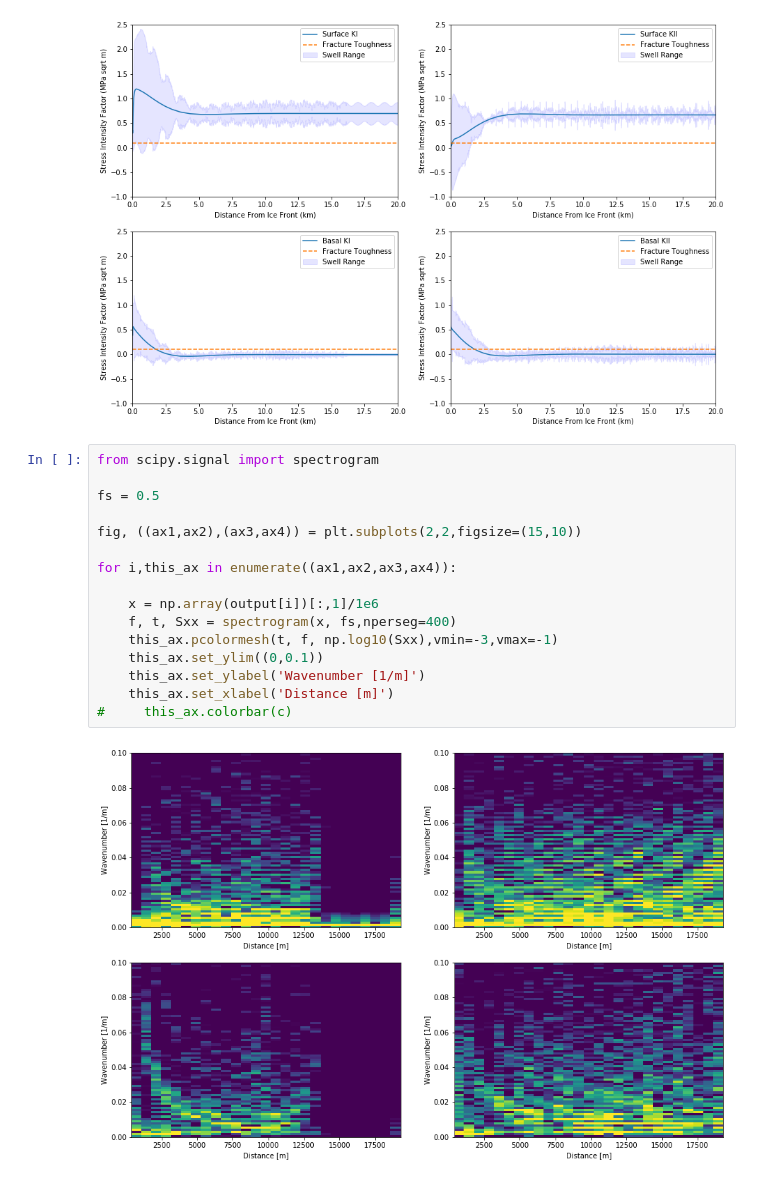
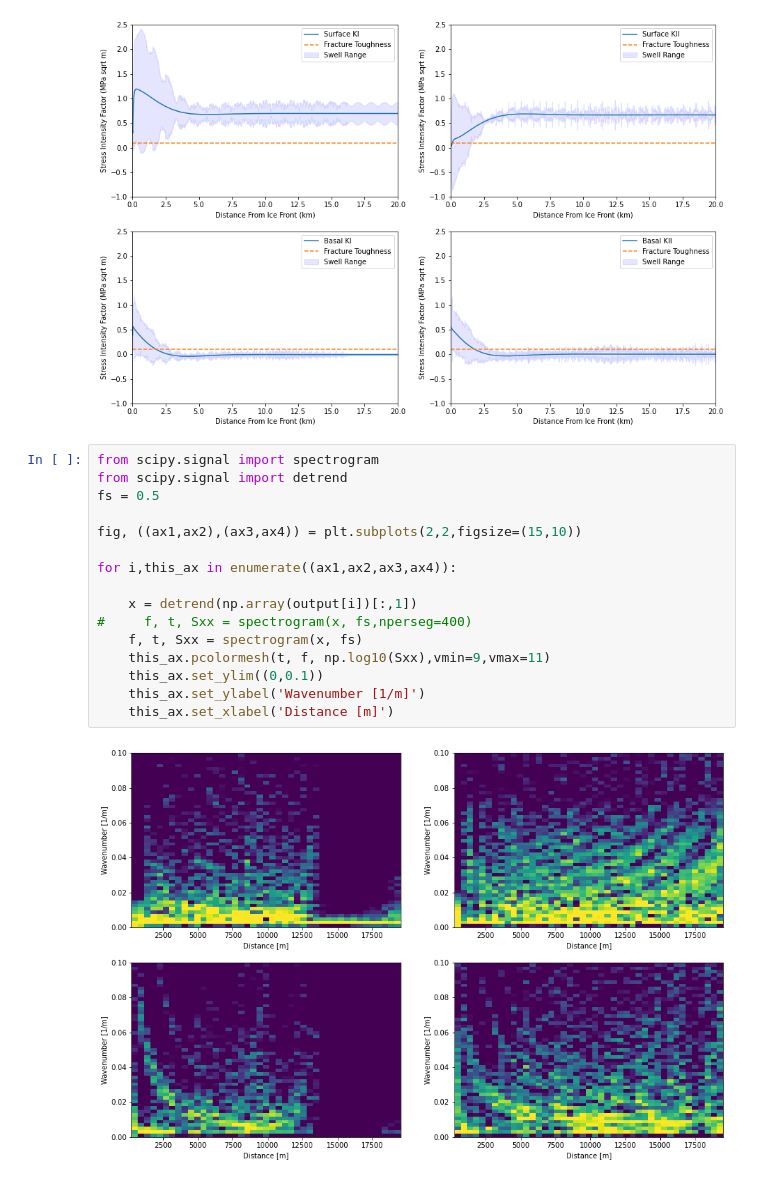
Before and after one commit to bradlipovsky/crevasserator, a Jupyter notebook: crevasse-model-parameter-space.ipynb, the cells around one changed output. Drawn from its saved outputs; the diff is of its cells as text.

```diff
--- a/crevasse-model-parameter-space.ipynb
+++ b/crevasse-model-parameter-space.ipynb
@@ -212,19 +212,19 @@ for i,this_ax in enumerate((ax1,ax2,ax3,ax4)):
 [figure]
 # %%
 from scipy.signal import spectrogram
-
+from scipy.signal import detrend
 fs = 0.5
 
 fig, ((ax1,ax2),(ax3,ax4)) = plt.subplots(2,2,figsize=(15,10))
 
 for i,this_ax in enumerate((ax1,ax2,ax3,ax4)):
 
-    x = np.array(output[i])[:,1]/1e6
-    f, t, Sxx = spectrogram(x, fs,nperseg=400)
-    this_ax.pcolormesh(t, f, np.log10(Sxx),vmin=-3,vmax=-1)
+    x = detrend(np.array(output[i])[:,1])
+#     f, t, Sxx = spectrogram(x, fs,nperseg=400)
+    f, t, Sxx = spectrogram(x, fs)
+    this_ax.pcolormesh(t, f, np.log10(Sxx),vmin=9,vmax=11)
     this_ax.set_ylim((0,0.1))
     this_ax.set_ylabel('Wavenumber [1/m]')
     this_ax.set_xlabel('Distance [m]')
-#     this_ax.colorbar(c)
 # %% [output]
-[figure, old version]
+[figure, new version]
```
Also changed, not shown: parts of 1 cell of this notebook, 2 other files.
